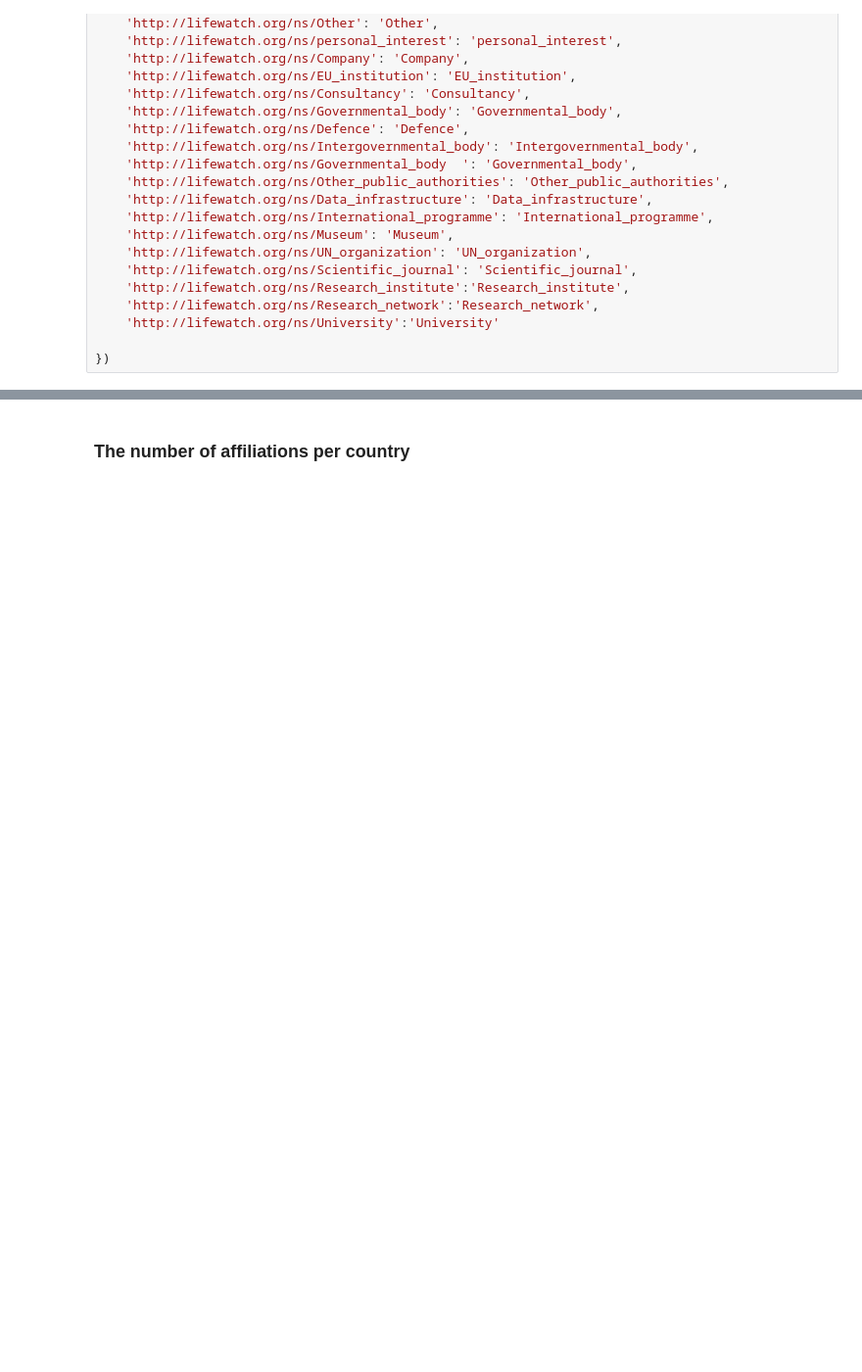
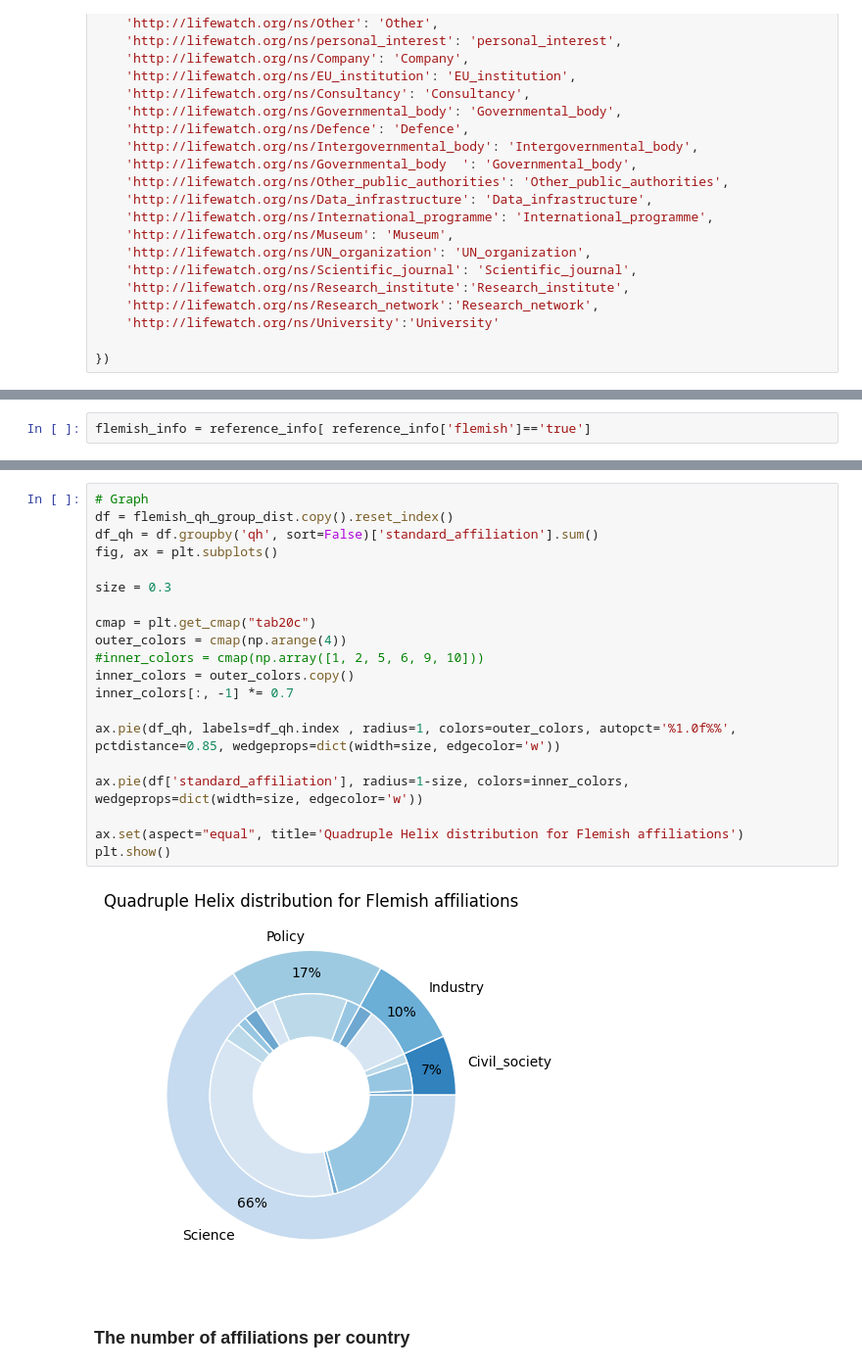
Before and after one commit to lifewatch/user-analysis-2023, a Jupyter notebook: notebooks/0_affiliation_info.ipynb, the cells around one changed output, grey strips where cells are left out. Shown at 98% size. Saved outputs shown, nothing was run; the diff lists cells and outputs as text; blank space fills up the shorter version.

Commit message:
Add GH/group table & graph for Flemish affiliations

```diff
--- a/notebooks/0_affiliation_info.ipynb
+++ b/notebooks/0_affiliation_info.ipynb
@@ -165,0 +168,2 @@ plt.show()
+# %%
+flemish_info = reference_info[ reference_info['flemish']=='true']
@@ -166,3 +223,25 @@ plt.show()
+# %%
+# Graph
+df = flemish_qh_group_dist.copy().reset_index()
+df_qh = df.groupby('qh', sort=False)['standard_affiliation'].sum()
+fig, ax = plt.subplots()
+
+size = 0.3
+
+cmap = plt.get_cmap("tab20c")
+outer_colors = cmap(np.arange(4))
+#inner_colors = cmap(np.array([1, 2, 5, 6, 9, 10]))
+inner_colors = outer_colors.copy()
+inner_colors[:, -1] *= 0.7
+
+ax.pie(df_qh, labels=df_qh.index , radius=1, colors=outer_colors, autopct='%1.0f%%', pctdistance=0.85, wedgeprops=dict(width=size, edgecolor='w'))
+
+ax.pie(df['standard_affiliation'], radius=1-size, colors=inner_colors, wedgeprops=dict(width=size, edgecolor='w'))
+
+ax.set(aspect="equal", title='Quadruple Helix distribution for Flemish affiliations')
+plt.show()
+# %% [output]
+[figure, added]
 # %% [markdown]
 ### The number of affiliations per country
 # %%
```
Also changed, not shown: parts of 8 cells of this notebook.
